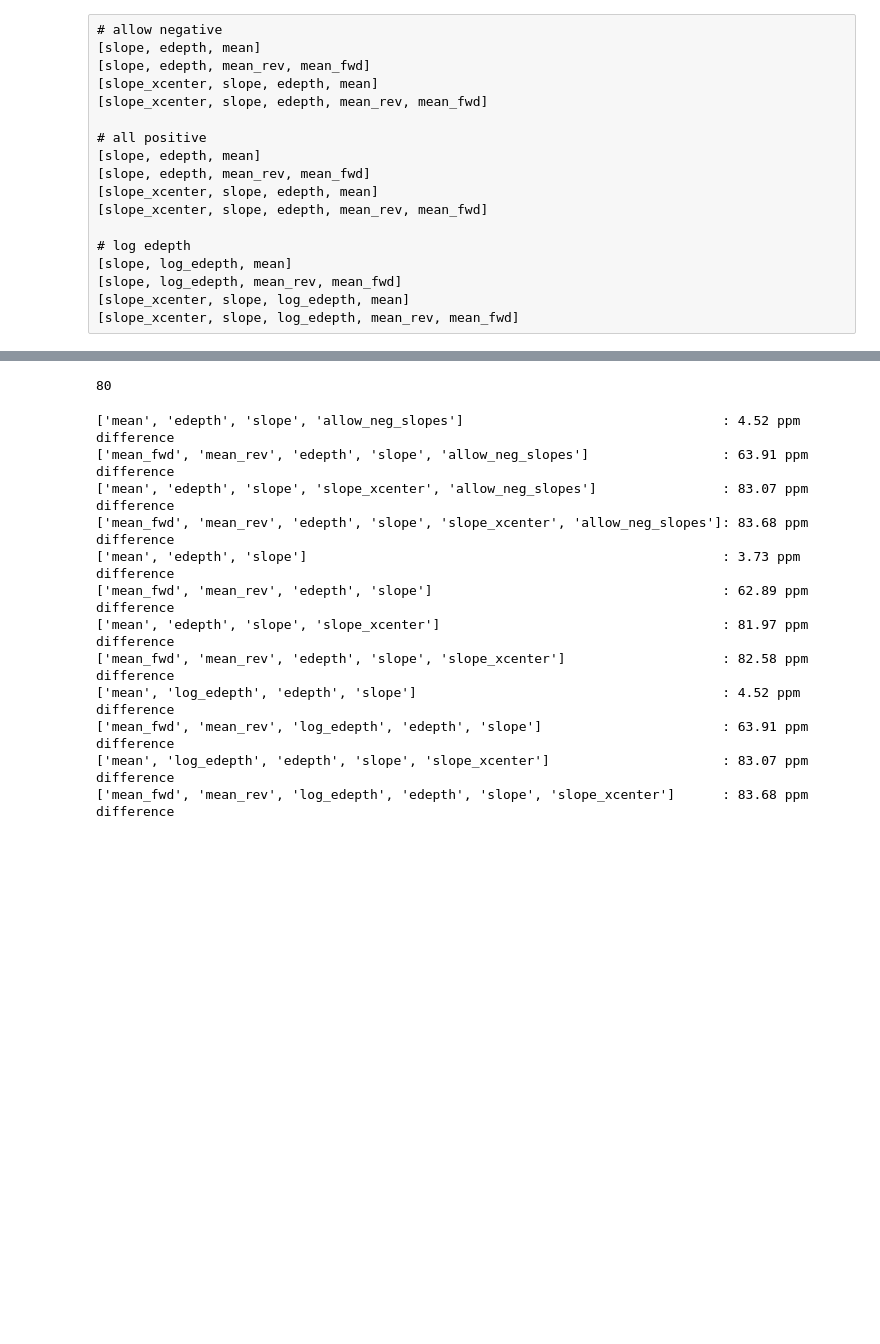
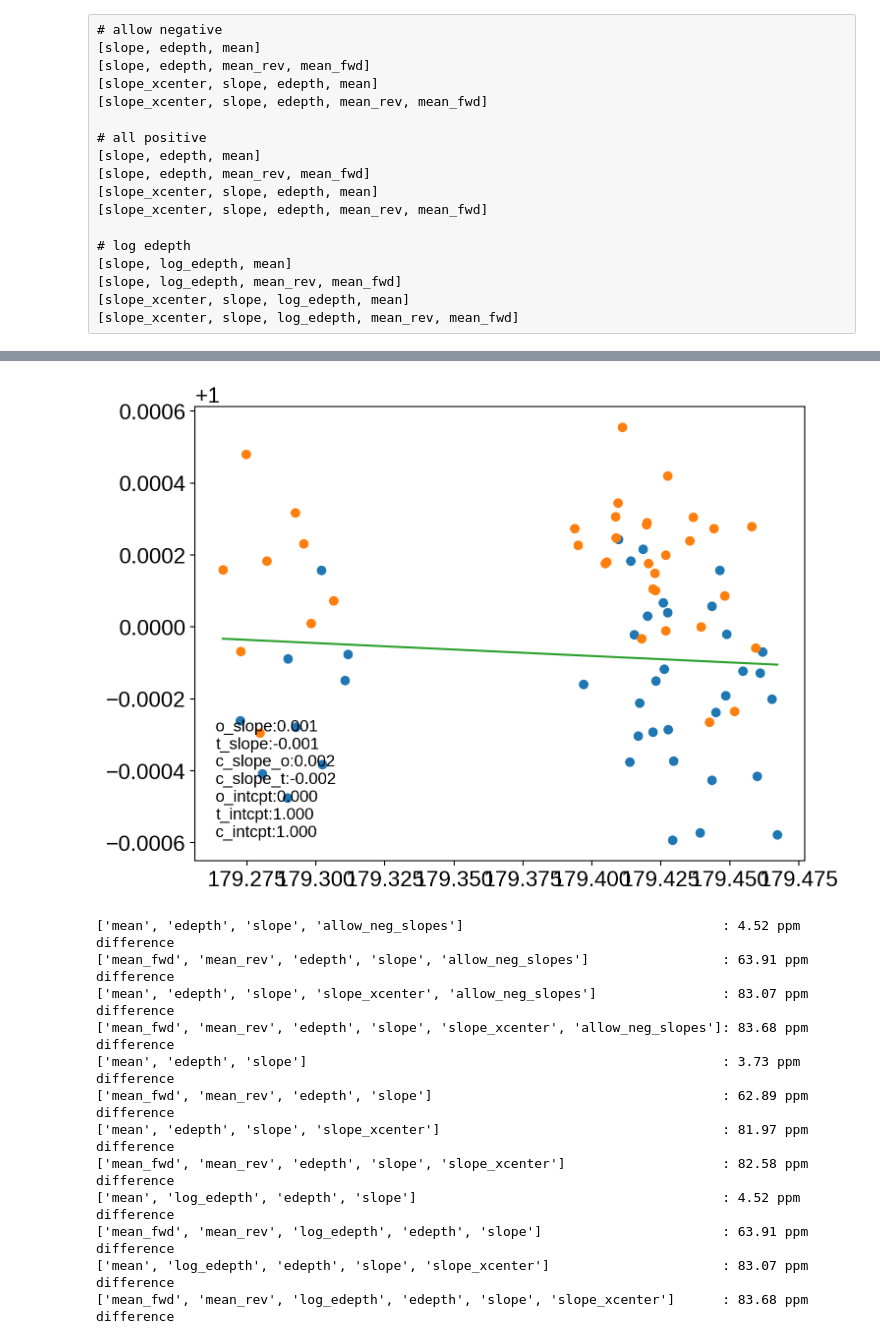
Before and after one commit to exowanderer/arctor, a Jupyter notebook: notebooks/example_exoplanet_transit_mcmc_fitting_tutorial_multi-mcmc_xcenter.ipynb, the cells around one changed output, grey strips where cells are left out. Cells and saved outputs as stored; diff of their text form; code cells hidden in the pictures; blank space fills up the shorter version.

```diff
--- a/notebooks/example_exoplanet_transit_mcmc_fitting_tutorial_multi-mcmc_xcenter.ipynb
+++ b/notebooks/example_exoplanet_transit_mcmc_fitting_tutorial_multi-mcmc_xcenter.ipynb
@@ -667,29 +649,0 @@ Parameter('slope', value=0.0005458768522773404) Parameter('slope', value=-0.0006
-# %%
-from astropy.modeling.models import Planar2D, Linear1D
-from astropy.modeling.fitting import LinearLSQFitter
-
-trace_lengths = planet.trace_lengths
-fitter_yc = LinearLSQFitter()
-fitter_t = LinearLSQFitter()
-
-model_yc =  Linear1D(slope=1e-3, intercept=np.median(planet.normed_photometry_df[fine_min_snr_colname]))
-model_t =  Linear1D(slope=-1e-3, intercept=0)
-
-fit_t = fitter_t(model_t, times - np.median(times), planet.normed_photometry_df[fine_min_snr_colname])
-fit_yc = fitter_yc(model_yc, trace_lengths - np.median(trace_lengths), planet.normed_photometry_df[fine_min_snr_colname] - fit_t(times - np.median(times)))
-
-model_comb = Planar2D(slope_x=fit_yc.slope, slope_y=fit_t.slope, intercept=fit_t.intercept)
-fit_comb = fitter_t(model_comb, trace_lengths - np.median(trace_lengths), times - np.median(times), planet.normed_photometry_df[fine_min_snr_colname])
-print(fit_yc.slope, fit_t.slope, fit_comb.slope_x, fit_comb.slope_y, fit_yc.intercept, fit_t.intercept, fit_comb.intercept)
-
-plt.rcParams['figure.figsize'] = (16,12)
-min_y = trace_lengths.min()
-max_y = trace_lengths.max()
-min_t = times.min() - np.median(times)
-max_t = times.max() - np.median(times)
-plt.plot(trace_lengths[idx_fwd], planet.normed_photometry_df[fine_min_snr_colname][idx_fwd], 'o')
-plt.plot(trace_lengths[idx_rev], planet.normed_photometry_df[fine_min_snr_colname][idx_rev], 'o')
-
-trace_lengths_th = np.linspace(min_y, max_y, 100)
-times_th = np.linspace(min_t, max_t, 100)
-plt.plot(trace_lengths_th, fit_comb(trace_lengths_th - np.median(trace_lengths), times_th))
@@ -736,3 +668,9 @@ Parameter('slope', value=-0.6591680264117195) Parameter('slope', value=-0.000660
+# %%
+flux = planet.normed_photometry_df[fine_min_snr_colname]
+trace_angles = planet.trace_angles
+fit_2D_time_vs_other(times, flux, ycenters)
+# %% [output]
+[figure, added]
 # %%
 label_mcmc_fit = []
 for mcmc_fit_ in mcmc_fits:
@@ -740,10 +678,6 @@ for mcmc_fit_ in mcmc_fits:
 
 for k in range(4):
     label_mcmc_fit[k] = label_mcmc_fit[k][:-1] + ", 'allow_neg_slopes']"
-# %%
-len(str(['mean_fwd', 'mean_rev', 'edepth', 'slope', 'slope_xcenter', 'allow_neg_slopes']))
-# %% [output]
-80
 # %%
 ppm = 1e6
 phots = planet.normed_photometry_df[fine_min_snr_colname].values
```
Also changed, not shown: parts of 8 cells of this notebook.
